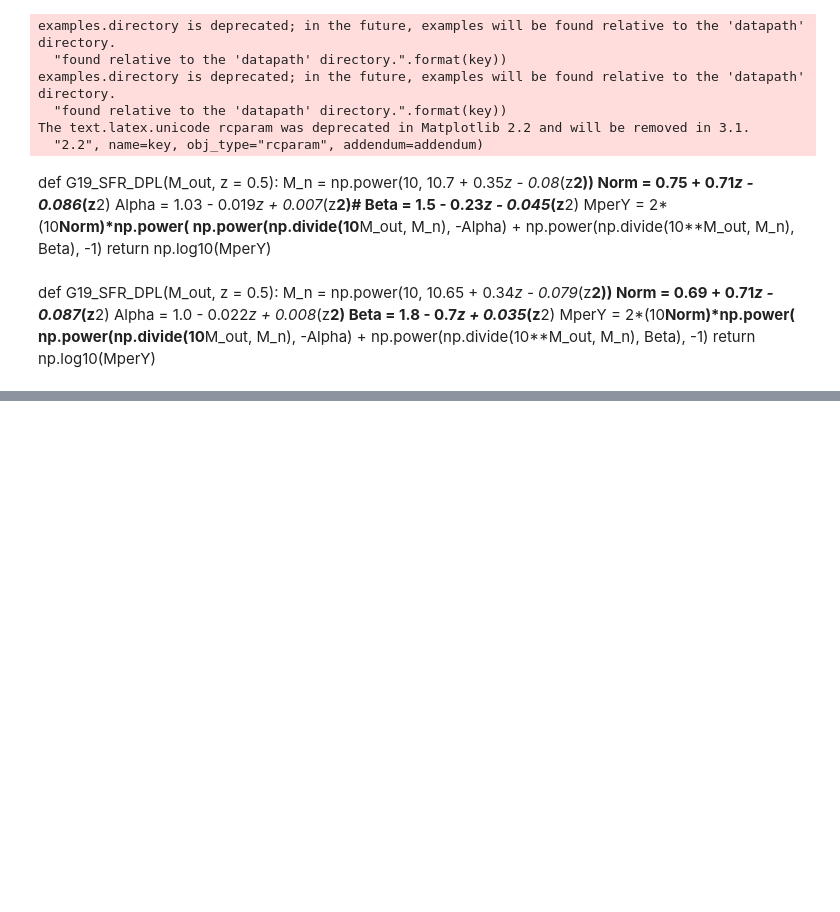
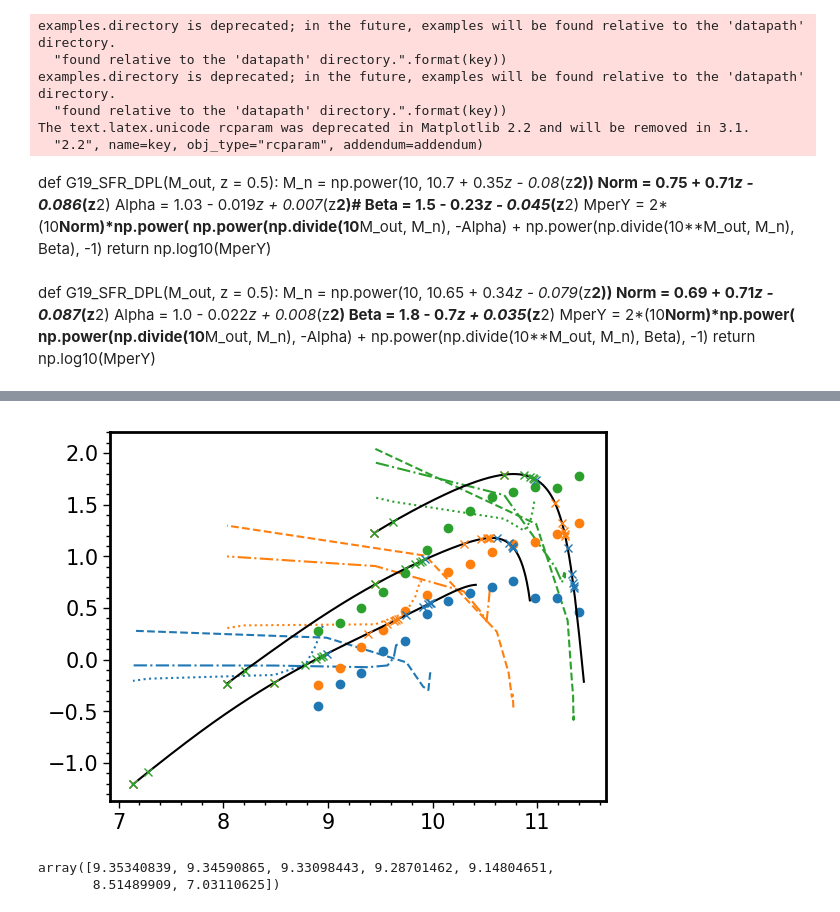
Before and after one commit to PipGrylls/STEEL, a Jupyter notebook: Notebooks/Science/HMT_Continuity.ipynb, the cells around one changed output, grey strips where cells are left out. Cells and saved outputs as stored; diff of their text form; code cells hidden in the pictures; blank space fills up the shorter version.

```diff
--- a/Notebooks/Science/HMT_Continuity.ipynb
+++ b/Notebooks/Science/HMT_Continuity.ipynb
@@ -342,0 +259,18 @@ plt.show()
+# %%
+#Open the file from Joel
+File = open(STEEL_Path+"/Data/Observational/Leja_SFR/sfh_stack_pip.pickle", "rb")
+#Load the data from pickle, note latin1 required due to python 2 to python 3
+Data = pickle.load(File, encoding='latin1')
+
+#Calculate the SFR by multipying the median sSFR by the mass
+SFR_06 = Data['0.6']['sfr_med']*np.power(10, np.full((7, np.size(Data['0.6']['mvec'])) , Data['0.6']['mvec']).T)
+#Get the redshift of the SFH steps by calculating the total lookback time then convering back to redshift
+z_06 = Cosmo.lookbackTime(Cosmo.lookbackTime(0.6)+np.mean(10**Data['0.6']['agebins']/10**9, axis = 1), inverse = True)
+#Calculate the SFR by multipying the median sSFR by the mass
+SFR_1 = Data['1.0']['sfr_med']*np.power(10, np.full((7, np.size(Data['1.0']['mvec'])) , Data['1.0']['mvec']).T)
+#Get the redshift of the SFH steps by calculating the total lookback time then convering back to redshift
+z_1 = Cosmo.lookbackTime(Cosmo.lookbackTime(1.0)+np.mean(10**Data['1.0']['agebins']/10**9, axis = 1), inverse = True)
+#Calculate the SFR by multipying the median sSFR by the mass
+SFR_2 = Data['2.0']['sfr_med']*np.power(10, np.full((7, np.size(Data['2.0']['mvec'])) , Data['2.0']['mvec']).T)
+#Get the redshift of the SFH steps by calculating the total lookback time then convering back to redshift
+z_2 = Cosmo.lookbackTime(Cosmo.lookbackTime(2.0)+np.mean(10**Data['2.0']['agebins']/10**9, axis = 1), inverse = True)
@@ -342,0 +282,60 @@ plt.show()
+# %%
+z_bins_pt6 = np.digitize(z_06,bins = GalaxyMassTrack_z)
+z_bins_1 = np.digitize(z_1,bins = GalaxyMassTrack_z)
+z_bins_2 = np.digitize(z_2,bins = GalaxyMassTrack_z)
+
+M_at_pt6 = np.array([GalaxyMass10p5[z_bins_pt6], GalaxyMass11[z_bins_pt6], GalaxyMass11p5[z_bins_pt6]])
+M_at_1 = np.array([GalaxyMass10p5[z_bins_1], GalaxyMass11[z_bins_1], GalaxyMass11p5[z_bins_1]])
+M_at_2 = np.array([GalaxyMass10p5[z_bins_2], GalaxyMass11[z_bins_2], GalaxyMass11p5[z_bins_2]])
+
+M_bin_pt6 = np.digitize(M_at_pt6[:,0], bins = Data['0.6']['mvec'])
+M_bin_1 = np.digitize(M_at_1[:,0], bins = Data['1.0']['mvec'])
+M_bin_2 = np.digitize(M_at_2[:,0], bins = Data['2.0']['mvec'])
+
+
+colours = ["C0", "C1", "C2", "C3", "C4", "C5", "C6", "C7", "C8", "C9", "k"]
+colourcycler = cycle(colours)
+for i, Bin in enumerate(M_bin_pt6):
+    colour = next(colourcycler)
+    plt.plot(M_at_pt6[i], np.log10(SFR_06[Bin]), "--", color = colour)
+
+
+colours = ["C0", "C1", "C2", "C3", "C4", "C5", "C6", "C7", "C8", "C9", "k"]
+colourcycler = cycle(colours)
+for i, Bin in enumerate(M_bin_1):
+    colour = next(colourcycler)
+    plt.plot(M_at_1[i], np.log10(SFR_1[Bin]), "-.", color = colour)
+
+
+colours = ["C0", "C1", "C2", "C3", "C4", "C5", "C6", "C7", "C8", "C9", "k"]
+colourcycler = cycle(colours)
+for i, Bin in enumerate(M_bin_2):
+    colour = next(colourcycler)
+    plt.plot(M_at_2[i], np.log10(SFR_2[Bin]), ":", color = colour)
+
+plt.plot(Lpt5[:,0], np.log10(Lpt5[:,1]), "o",label = "Leja")
+plt.plot(L1[:,0], np.log10(L1[:,1]), "o",label = "Leja")
+plt.plot(L2[:,0], np.log10(L2[:,1]), "o",label = "Leja")
+
+plt.plot(GalaxyMass10p5, Galaxy10p5SFR, "-", color = "k", label = r"$M_{*} = 10^{11.5}$ [M$_{\odot}$]")
+plt.plot(GalaxyMass11, Galaxy11SFR, "-", color = "k", label = r"$M_{*} = 10^{11}$ [M$_{\odot}$]")
+plt.plot(GalaxyMass11p5, Galaxy11p5SFR, "-", color = "k", label = r"$M_{*} = 10^{11.5}$ [M$_{\odot}$]")
+
+plt.plot(GalaxyMass10p5[z_bins_pt6], Galaxy10p5SFR[z_bins_pt6], "x", color = "C0", label = r"$M_{*} = 10^{11.5}$ [M$_{\odot}$]")
+plt.plot(GalaxyMass11[z_bins_pt6], Galaxy11SFR[z_bins_pt6], "x", color = "C0", label = r"$M_{*} = 10^{11}$ [M$_{\odot}$]")
+plt.plot(GalaxyMass11p5[z_bins_pt6], Galaxy11p5SFR[z_bins_pt6], "x", color = "C0", label = r"$M_{*} = 10^{11.5}$ [M$_{\odot}$]")
+plt.plot(GalaxyMass10p5[z_bins_1], Galaxy10p5SFR[z_bins_1], "x", color = "C1", label = r"$M_{*} = 10^{11.5}$ [M$_{\odot}$]")
+plt.plot(GalaxyMass11[z_bins_1], Galaxy11SFR[z_bins_1], "x", color = "C1", label = r"$M_{*} = 10^{11}$ [M$_{\odot}$]")
+plt.plot(GalaxyMass11p5[z_bins_1], Galaxy11p5SFR[z_bins_1], "x", color = "C1", label = r"$M_{*} = 10^{11.5}$ [M$_{\odot}$]")
+plt.plot(GalaxyMass10p5[z_bins_2], Galaxy10p5SFR[z_bins_2], "x", color = "C2", label = r"$M_{*} = 10^{11.5}$ [M$_{\odot}$]")
+plt.plot(GalaxyMass11[z_bins_2], Galaxy11SFR[z_bins_2], "x", color = "C2", label = r"$M_{*} = 10^{11}$ [M$_{\odot}$]")
+plt.plot(GalaxyMass11p5[z_bins_2], Galaxy11p5SFR[z_bins_2], "x", color = "C2", label = r"$M_{*} = 10^{11.5}$ [M$_{\odot}$]")
+
+plt.show()
+# %% [output]
+[figure, added]
+# %%
+GalaxyMass10[z_bins_pt6]
+# %% [output]
+array([9.35340839, 9.34590865, 9.33098443, 9.28701462, 9.14804651,
+       8.51489909, 7.03110625])
```
Also changed, not shown: parts of 12 cells of this notebook, 10 other files.
